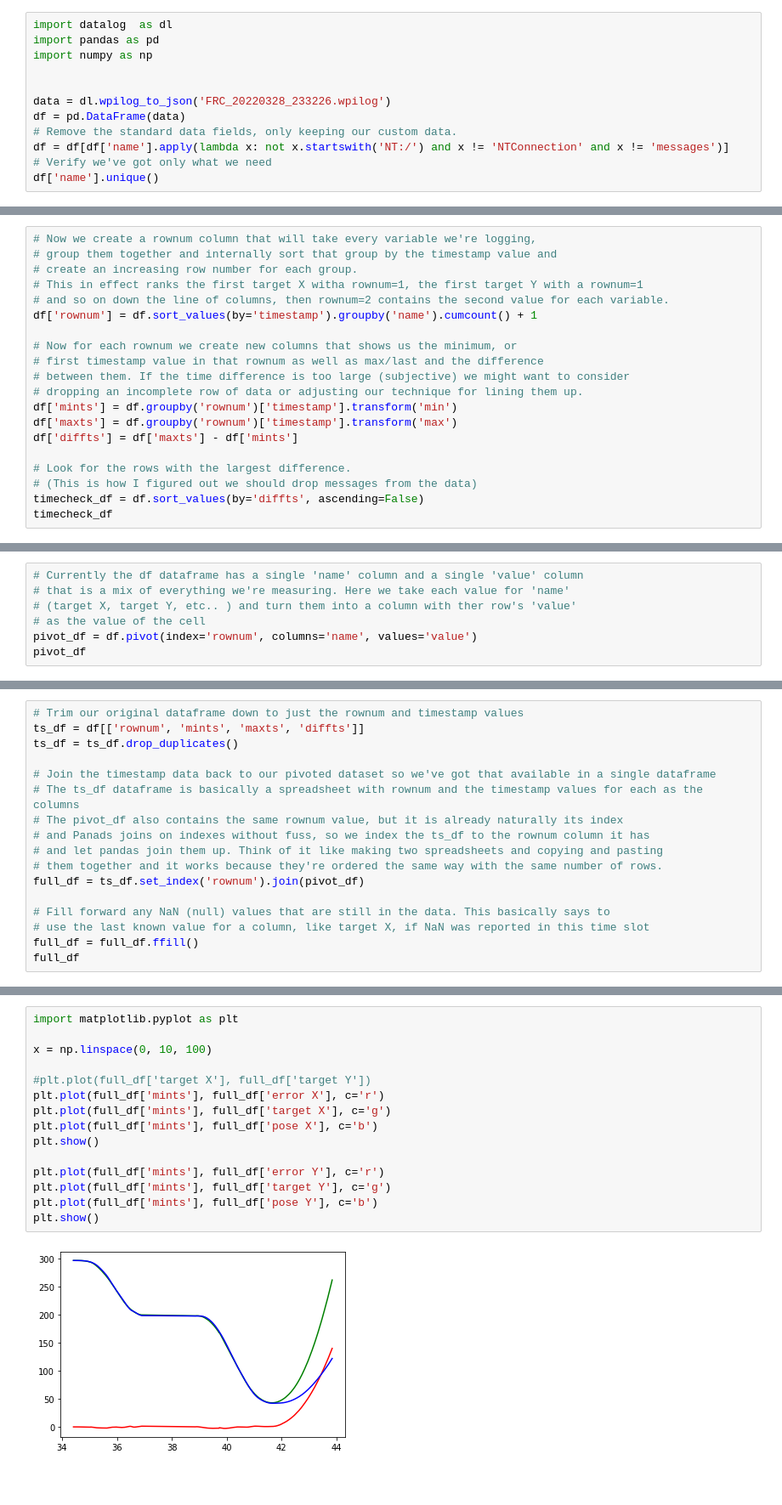
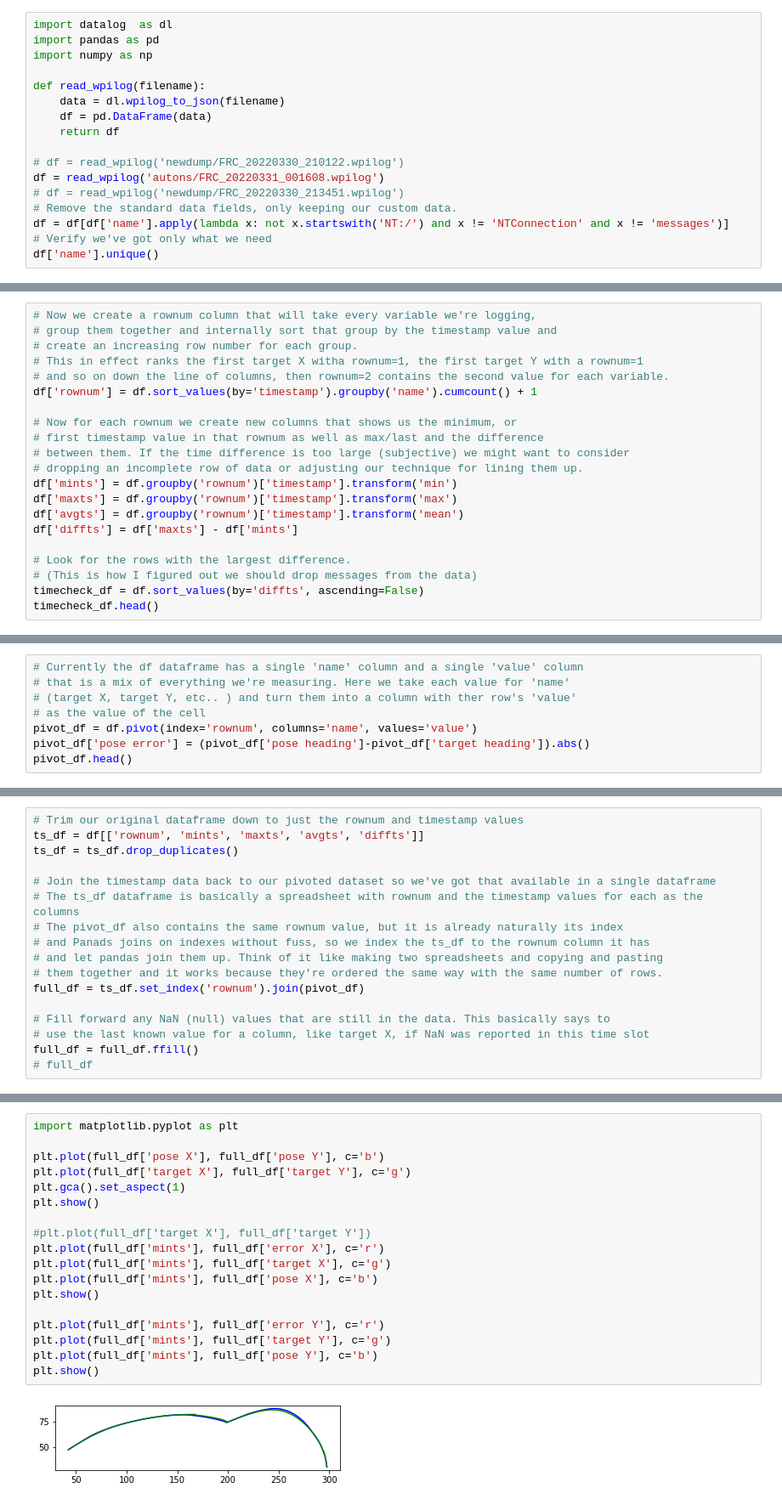
Before and after one commit to TheTriSonics/RobotLogToolkit, a Jupyter notebook: FRC Data Logging.ipynb, the cells around one changed output, grey strips where cells are left out. Shown: that part at 85% size. Drawn from its saved outputs; the diff is of its cells as text; blank space fills up the shorter version.

```diff
--- a/FRC Data Logging.ipynb
+++ b/FRC Data Logging.ipynb
@@ -3,9 +3,14 @@ import datalog  as dl
 import pandas as pd
 import numpy as np
 
+def read_wpilog(filename):
+    data = dl.wpilog_to_json(filename)
+    df = pd.DataFrame(data)
+    return df
 
-data = dl.wpilog_to_json('FRC_20220328_233226.wpilog')
-df = pd.DataFrame(data)
+# df = read_wpilog('newdump/FRC_20220330_210122.wpilog')
+df = read_wpilog('autons/FRC_20220331_001608.wpilog')
+# df = read_wpilog('newdump/FRC_20220330_213451.wpilog')
 # Remove the standard data fields, only keeping our custom data.
 df = df[df['name'].apply(lambda x: not x.startswith('NT:/') and x != 'NTConnection' and x != 'messages')]
 # Verify we've got only what we need
@@ -27,10 +33,11 @@ df['rownum'] = df.sort_values(by='timestamp').groupby('name').cumcount() + 1
 # dropping an incomplete row of data or adjusting our technique for lining them up.
 df['mints'] = df.groupby('rownum')['timestamp'].transform('min')
 df['maxts'] = df.groupby('rownum')['timestamp'].transform('max')
+df['avgts'] = df.groupby('rownum')['timestamp'].transform('mean')
 df['diffts'] = df['maxts'] - df['mints']
 
 # Look for the rows with the largest difference.
 # (This is how I figured out we should drop messages from the data)
 timecheck_df = df.sort_values(by='diffts', ascending=False)
-timecheck_df
+timecheck_df.head()
 # %% [output]
@@ -53,5 +53,6 @@ timecheck_df
 # (target X, target Y, etc.. ) and turn them into a column with ther row's 'value'
 # as the value of the cell
 pivot_df = df.pivot(index='rownum', columns='name', values='value')
-pivot_df
+pivot_df['pose error'] = (pivot_df['pose heading']-pivot_df['target heading']).abs()
+pivot_df.head()
 # %% [output]
@@ -72,6 +66,6 @@ pivot_df
 # %%
 # Trim our original dataframe down to just the rownum and timestamp values
-ts_df = df[['rownum', 'mints', 'maxts', 'diffts']]
+ts_df = df[['rownum', 'mints', 'maxts', 'avgts', 'diffts']]
 ts_df = ts_df.drop_duplicates()
 
 # Join the timestamp data back to our pivoted dataset so we've got that available in a single dataframe
@@ -85,4 +79,4 @@ full_df = ts_df.set_index('rownum').join(pivot_df)
 # Fill forward any NaN (null) values that are still in the data. This basically says to
 # use the last known value for a column, like target X, if NaN was reported in this time slot
 full_df = full_df.ffill()
-full_df
+# full_df
@@ -104,17 +83,20 @@ full_df
 # %%
 import matplotlib.pyplot as plt
 
-x = np.linspace(0, 10, 100)
+plt.plot(full_df['pose X'], full_df['pose Y'], c='b')
+plt.plot(full_df['target X'], full_df['target Y'], c='g')
+plt.gca().set_aspect(1)
+plt.show()
 
 #plt.plot(full_df['target X'], full_df['target Y'])
 plt.plot(full_df['mints'], full_df['error X'], c='r')
 plt.plot(full_df['mints'], full_df['target X'], c='g')
 plt.plot(full_df['mints'], full_df['pose X'], c='b')
 plt.show()
 
 plt.plot(full_df['mints'], full_df['error Y'], c='r')
 plt.plot(full_df['mints'], full_df['target Y'], c='g')
 plt.plot(full_df['mints'], full_df['pose Y'], c='b')
 plt.show()
 # %% [output]
-[figure, old version]
+[figure, new version]
```
Also changed, not shown: parts of 8 cells of this notebook.
